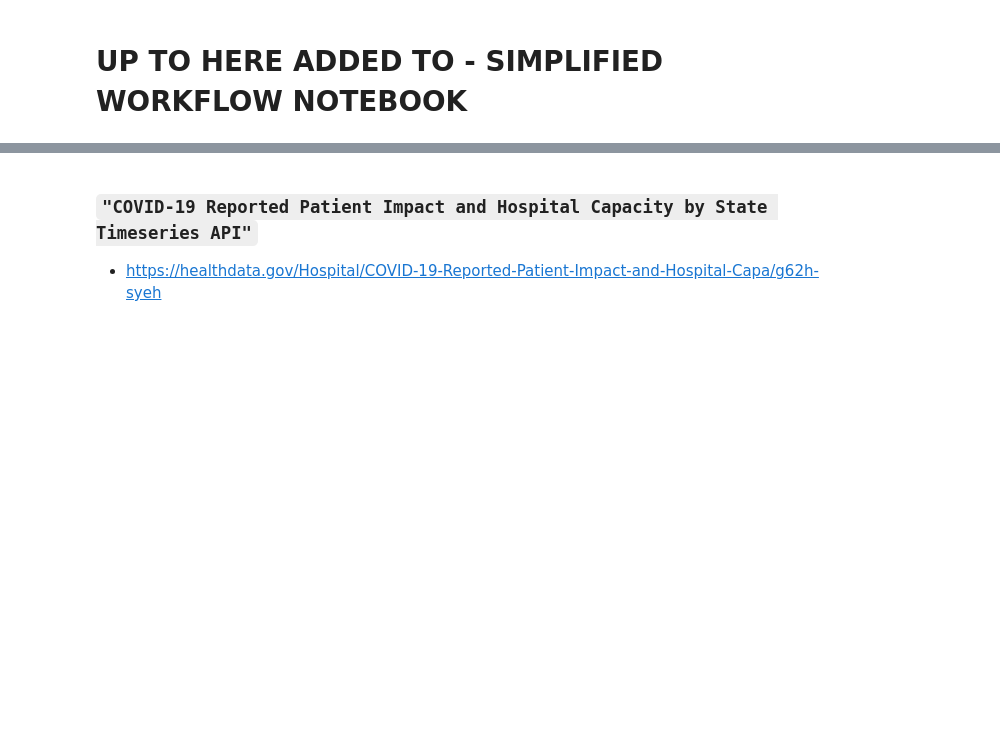
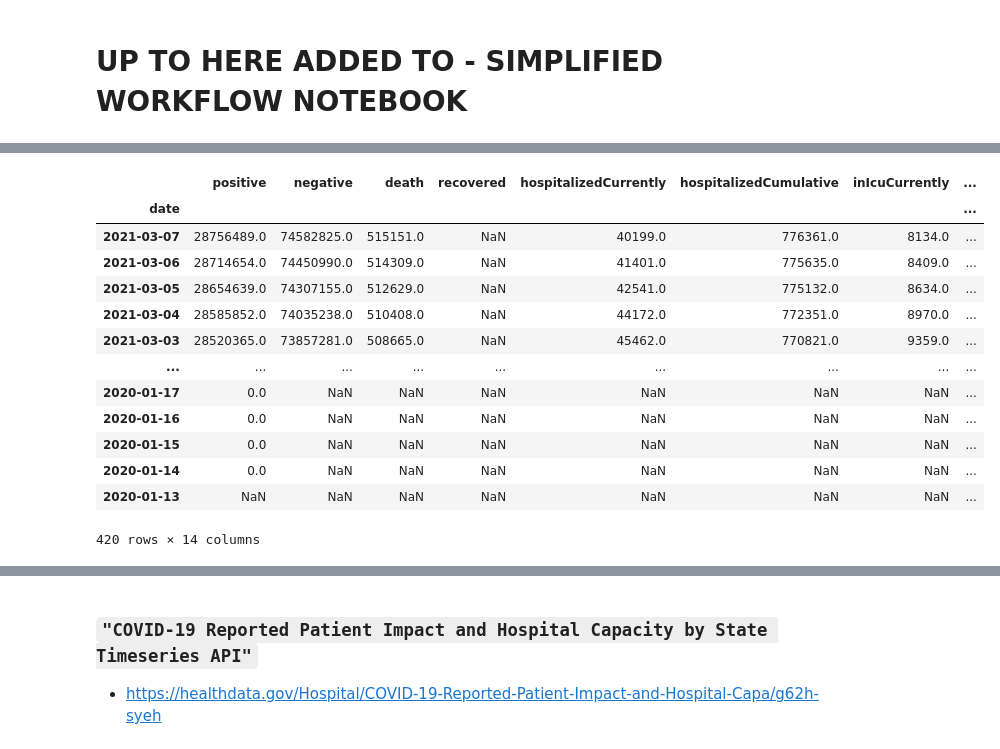
Before and after one commit to jirvingphd/playing-with-coronavirus-data, a Jupyter notebook: 0_Exploring Options for Replacing Covid Tracking Project Data_08-2021.ipynb, the cells around one changed output, grey strips where cells are left out. Cells and saved outputs as stored; diff of their text form; code cells hidden in the pictures; blank space fills up the shorter version.

```diff
--- a/0_Exploring Options for Replacing Covid Tracking Project Data_08-2021.ipynb
+++ b/0_Exploring Options for Replacing Covid Tracking Project Data_08-2021.ipynb
@@ -439,0 +471,20 @@ ___
+# %%
+# md = covid.get_group_ts('MD')
+# md
+df_prev = covid.df_us.copy()
+df_prev
+# %% [output]
+|  | positive | negative | death | recovered | hospitalizedCurrently | hospitalizedCumulative | inIcuCurrently | ... |
+| date |  |  |  |  |  |  |  | ... |
+| 2021-03-07 | 28756489.0 | 74582825.0 | 515151.0 | NaN | 40199.0 | 776361.0 | 8134.0 | ... |
+| 2021-03-06 | 28714654.0 | 74450990.0 | 514309.0 | NaN | 41401.0 | 775635.0 | 8409.0 | ... |
+| 2021-03-05 | 28654639.0 | 74307155.0 | 512629.0 | NaN | 42541.0 | 775132.0 | 8634.0 | ... |
+| 2021-03-04 | 28585852.0 | 74035238.0 | 510408.0 | NaN | 44172.0 | 772351.0 | 8970.0 | ... |
+| 2021-03-03 | 28520365.0 | 73857281.0 | 508665.0 | NaN | 45462.0 | 770821.0 | 9359.0 | ... |
+| ... | ... | ... | ... | ... | ... | ... | ... | ... |
+| 2020-01-17 | 0.0 | NaN | NaN | NaN | NaN | NaN | NaN | ... |
+| 2020-01-16 | 0.0 | NaN | NaN | NaN | NaN | NaN | NaN | ... |
+| 2020-01-15 | 0.0 | NaN | NaN | NaN | NaN | NaN | NaN | ... |
+| 2020-01-14 | 0.0 | NaN | NaN | NaN | NaN | NaN | NaN | ... |
+| 2020-01-13 | NaN | NaN | NaN | NaN | NaN | NaN | NaN | ... |
+420 rows × 14 columns
```
Also changed, not shown: parts of 52 cells of this notebook, 4 other files.
